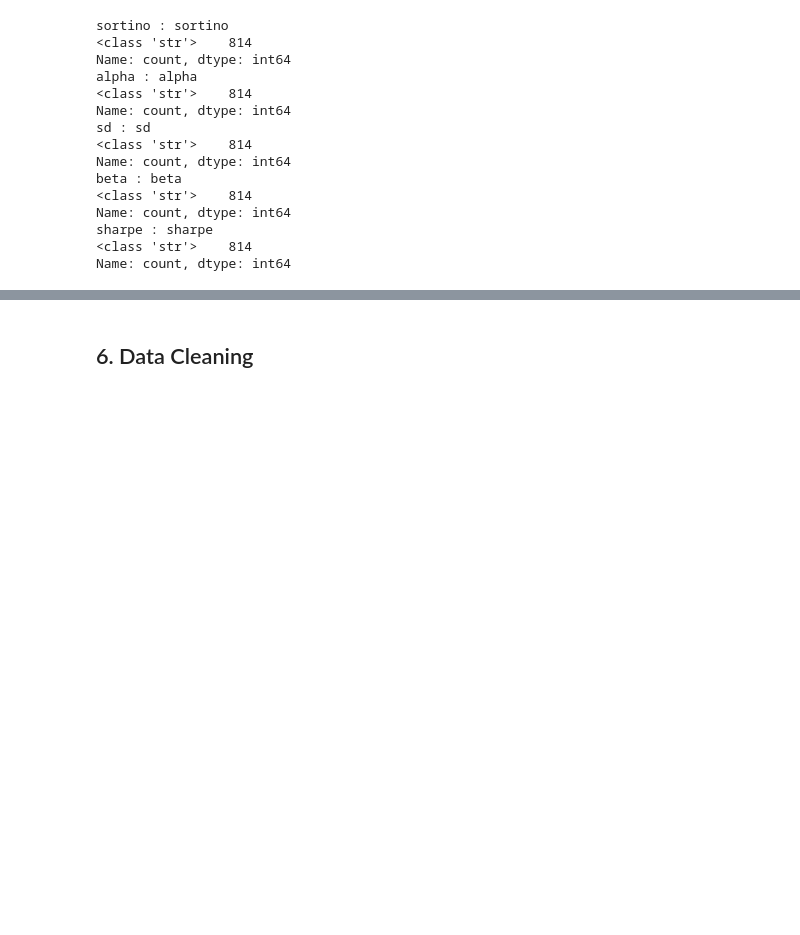
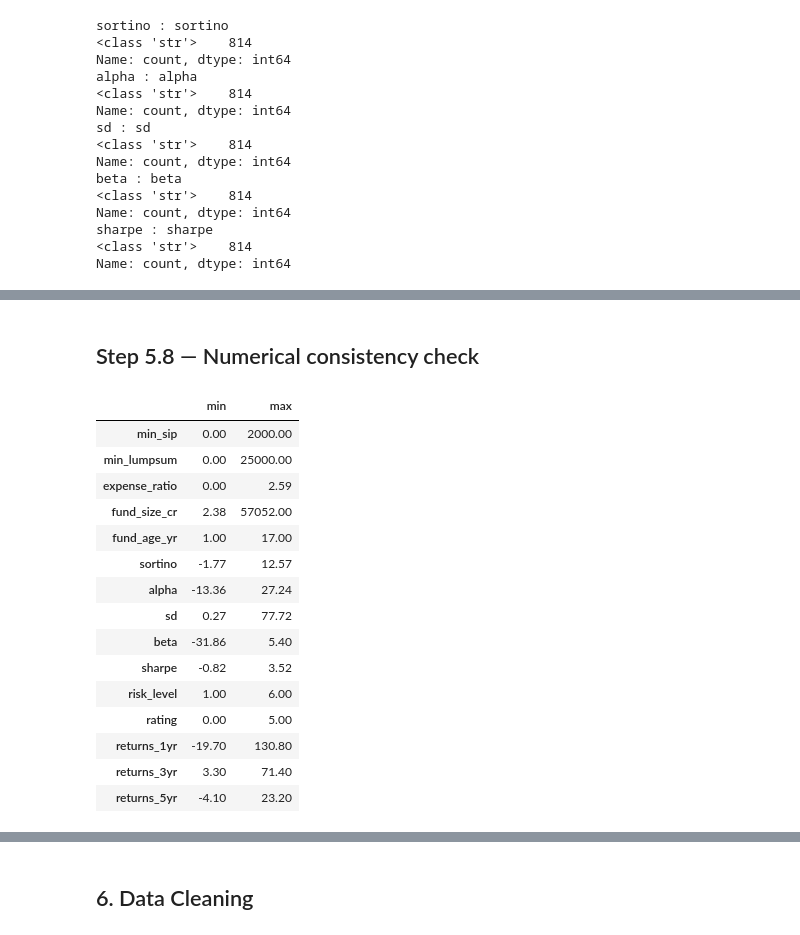
Before and after one commit to shakti-mankar/Data_Analyst_internship_projects, a Jupyter notebook: First_Project/Stage_1_Data_cleaning/Mutual_Fund_Analysis.ipynb, the cells around one changed output, grey strips where cells are left out. Cells and saved outputs as stored; diff of their text form; code cells hidden in the pictures; blank space fills up the shorter version.

```diff
--- a/First_Project/Stage_1_Data_cleaning/Mutual_Fund_Analysis.ipynb
+++ b/First_Project/Stage_1_Data_cleaning/Mutual_Fund_Analysis.ipynb
@@ -313,0 +533,41 @@ Name: count, dtype: int64
+# %% [markdown]
+## Step 5.8 — Numerical consistency check
+# %%
+# Checking the minimum and maximum values of important numerical columns
+
+numeric_cols = [
+    'min_sip',
+    'min_lumpsum',
+    'expense_ratio',
+    'fund_size_cr',
+    'fund_age_yr',
+    'sortino',
+    'alpha',
+    'sd',
+    'beta',
+    'sharpe',
+    'risk_level',
+    'rating',
+    'returns_1yr',
+    'returns_3yr',
+    'returns_5yr'
+]
+
+df[numeric_cols].agg(['min', 'max']).T
+# %% [output]
+|  | min | max |
+| min_sip | 0.00 | 2000.00 |
+| min_lumpsum | 0.00 | 25000.00 |
+| expense_ratio | 0.00 | 2.59 |
+| fund_size_cr | 2.38 | 57052.00 |
+| fund_age_yr | 1.00 | 17.00 |
+| sortino | -1.77 | 12.57 |
+| alpha | -13.36 | 27.24 |
+| sd | 0.27 | 77.72 |
+| beta | -31.86 | 5.40 |
+| sharpe | -0.82 | 3.52 |
+| risk_level | 1.00 | 6.00 |
+| rating | 0.00 | 5.00 |
+| returns_1yr | -19.70 | 130.80 |
+| returns_3yr | 3.30 | 71.40 |
+| returns_5yr | -4.10 | 23.20 |
```
Also changed, not shown: parts of 25 cells of this notebook.
